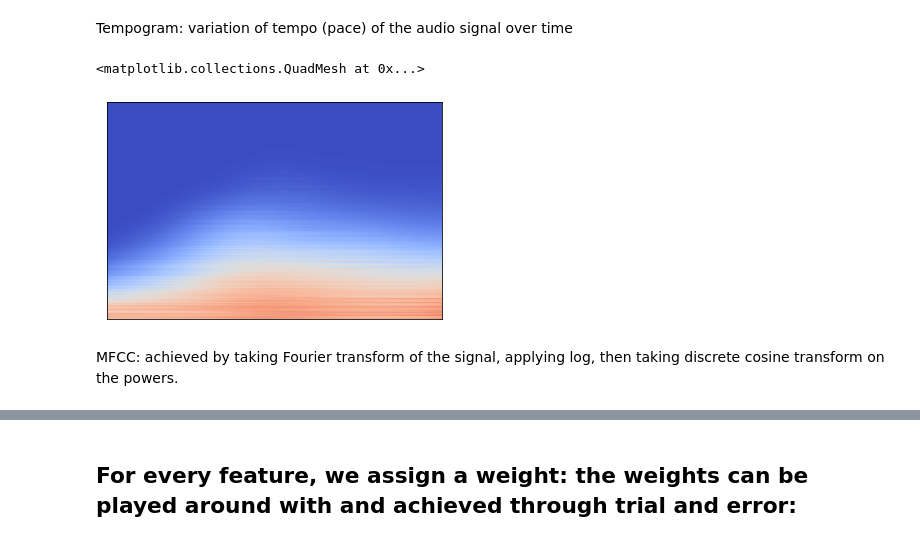
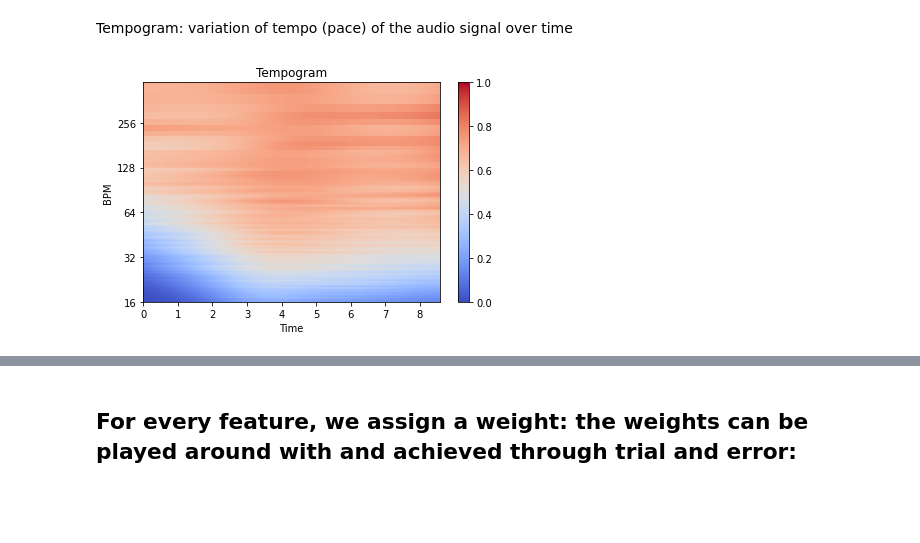
Before and after one commit to adargut/AudioWorkshop, a Jupyter notebook: voice_recognition/voice_recognition.ipynb, the cells around one changed output, grey strips where cells are left out. Cells and saved outputs as stored; diff of their text form; code cells hidden in the pictures; blank space fills up the shorter version.

```diff
--- a/voice_recognition/voice_recognition.ipynb
+++ b/voice_recognition/voice_recognition.ipynb
@@ -77,10 +60,13 @@ plt.show()
 # %% [markdown]
 Tempogram: variation of tempo (pace) of the audio signal over time
-# %%
-tempogram = librosa.feature.tempogram(sample_audio_file, sr)
-display.specshow(tempogram, sr=sr)
-# %% [output]
-<matplotlib.collections.QuadMesh at 0x...>
-[figure, removed]
-# %% [markdown]
-MFCC: achieved by taking Fourier transform of the signal, applying log, then taking discrete cosine transform on the powers.
+# %%
+plt.clf()
+oenv = librosa.onset.onset_strength(y=sample_audio_file, sr=sr, hop_length=512)
+tempogram = librosa.feature.tempogram(onset_envelope=oenv, sr=sr, hop_length=512)
+librosa.display.specshow(tempogram, sr=sr, hop_length=512, x_axis='time', y_axis='tempo')
+plt.colorbar()
+plt.title('Tempogram')
+plt.tight_layout()
+plt.show()
+# %% [output]
+[figure, added]
```
Also changed, not shown: parts of 10 cells of this notebook, 1 other file.
